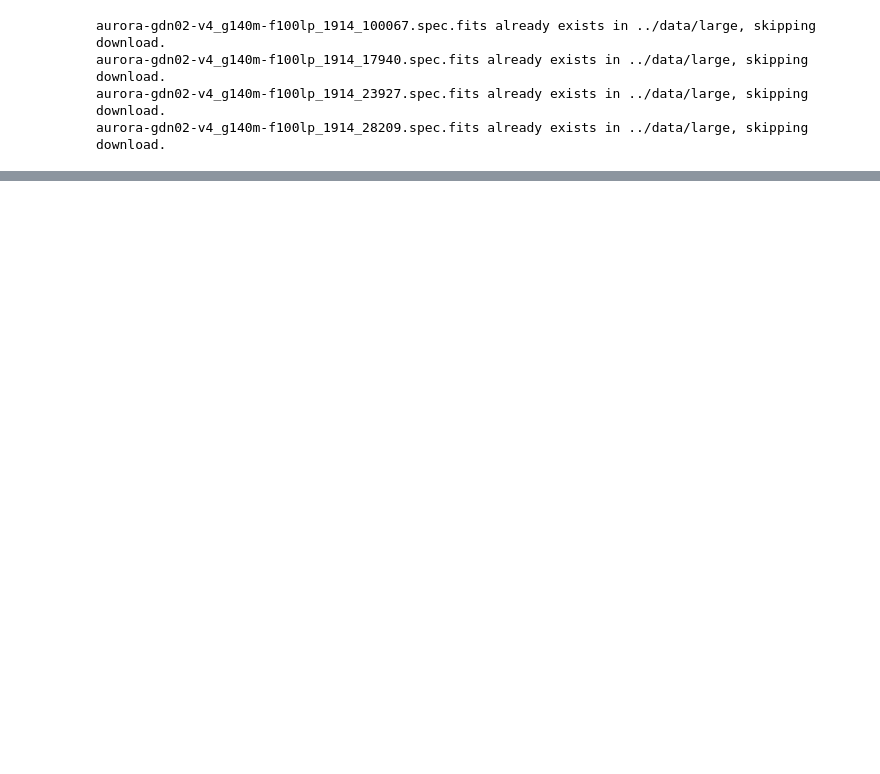
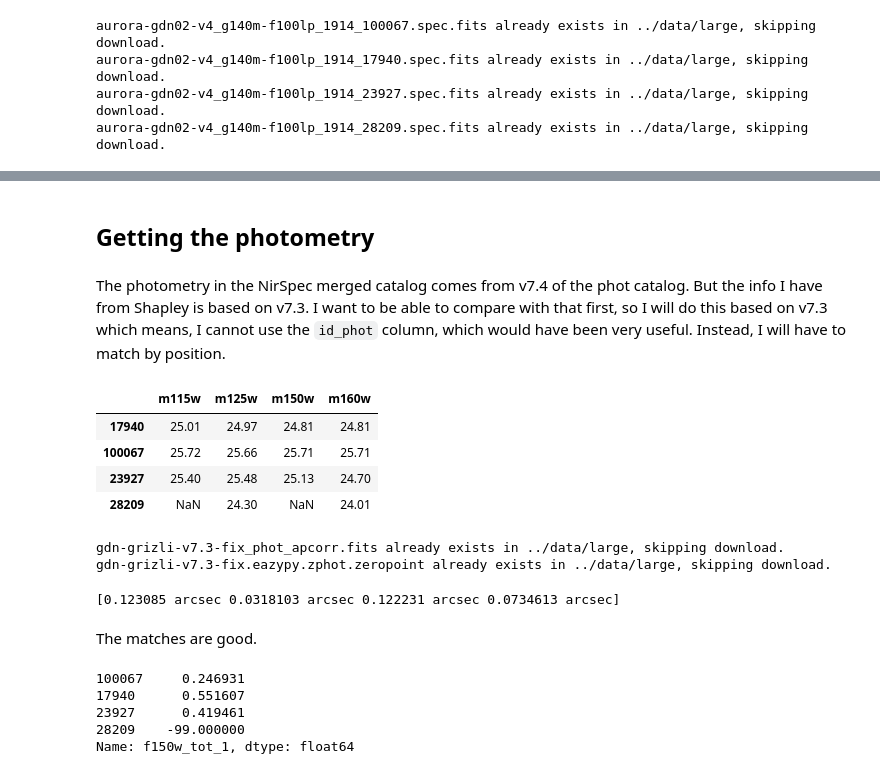
Before and after one commit to thevalentino/jwst-C6-UV-absorption, a Jupyter notebook: notebooks/aurora-spectra.ipynb, the cells around one changed output, grey strips where cells are left out. Drawn from its saved outputs; the diff is of its cells as text; code cells hidden in the pictures; blank space fills up the shorter version.

Commit message:
Obtains the photometry of the sources from DJA

```diff
--- a/notebooks/aurora-spectra.ipynb
+++ b/notebooks/aurora-spectra.ipynb
@@ -114,0 +124,30 @@ plt.show()
+# %% [markdown]
+## Getting the photometry
+# %% [markdown]
+The photometry in the NirSpec merged catalog comes from v7.4 of the phot catalog. But the info I have from Shapley is based on v7.3. I want to be able to compare with that first, so I will do this based on v7.3 which means, I cannot use the `id_phot` column, which would have been very useful. Instead, I will have to match by position.
+# %%
+expected_mags = pd.DataFrame({
+    'm115w': [25.01, 25.72, 25.40, np.nan],
+    'm125w': [24.97, 25.66, 25.48, 24.30],
+    'm150w': [24.81, 25.71, 25.13, np.nan],
+    'm160w': [24.81, 25.71, 24.70, 24.01] },
+    index=[17940, 100067, 23927, 28209])
+
+expected_mags
+# %% [output]
+|  | m115w | m125w | m150w | m160w |
+| 17940 | 25.01 | 24.97 | 24.81 | 24.81 |
+| 100067 | 25.72 | 25.66 | 25.71 | 25.71 |
+| 23927 | 25.40 | 25.48 | 25.13 | 24.70 |
+| 28209 | NaN | 24.30 | NaN | 24.01 |
+# %%
+url_path = 'https://s3.amazonaws.com/grizli-v2/JwstMosaics/v7'
+field = 'gdn-grizli-v7.3'  # There's a v7.4 but Shapley used 7.3 so use that one to compare first
+phot_file = f'{field}-fix_phot_apcorr.fits'
+zero_point_file = f'{field}-fix.eazypy.zphot.zeropoint'
+
+download_file_if_not_present(phot_file, f'{url_path}/{phot_file}', folder="../data/large")
+download_file_if_not_present(zero_point_file, f'{url_path}/{zero_point_file}', folder="../data/large")
+# %% [output]
+gdn-grizli-v7.3-fix_phot_apcorr.fits already exists in ../data/large, skipping download.
+gdn-grizli-v7.3-fix.eazypy.zphot.zeropoint already exists in ../data/large, skipping download.
@@ -114,0 +158,10 @@ plt.show()
+# %%
+spec_coords = SkyCoord(ra=selection.ra.values * u.deg, dec=selection.dec.values * u.deg)
+phot_coords = SkyCoord(ra=phot.ra.values * u.deg, dec=phot.dec.values * u.deg)
+
+idx, d2d, d3d = spec_coords.match_to_catalog_sky(phot_coords)
+print(d2d.to(u.arcsec))
+# %% [output]
+[0.123085 arcsec 0.0318103 arcsec 0.122231 arcsec 0.0734613 arcsec]
+# %% [markdown]
+The matches are good.
@@ -114,0 +170,8 @@ plt.show()
+# %%
+matched_phot['f150w_tot_1']
+# %% [output]
+100067     0.246931
+17940      0.551607
+23927      0.419461
+28209    -99.000000
+Name: f150w_tot_1, dtype: float64
```
Also changed, not shown: parts of 17 cells of this notebook, 1 other file.
